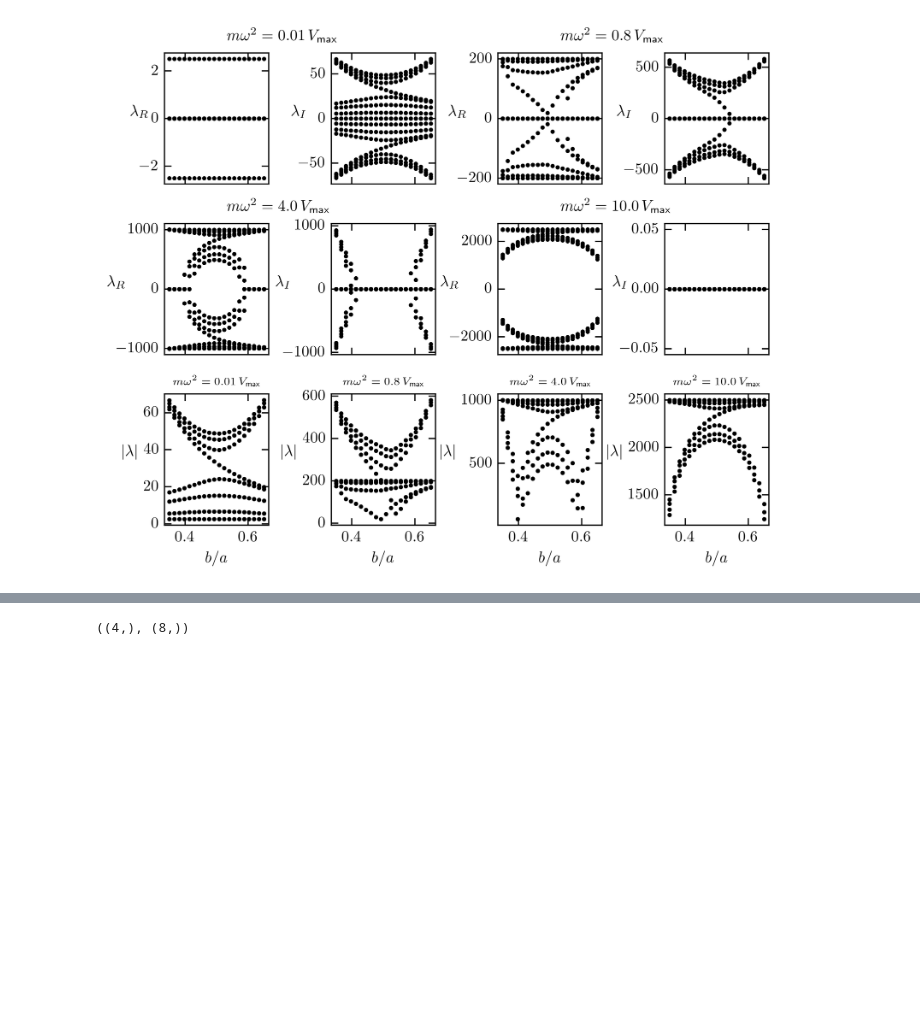
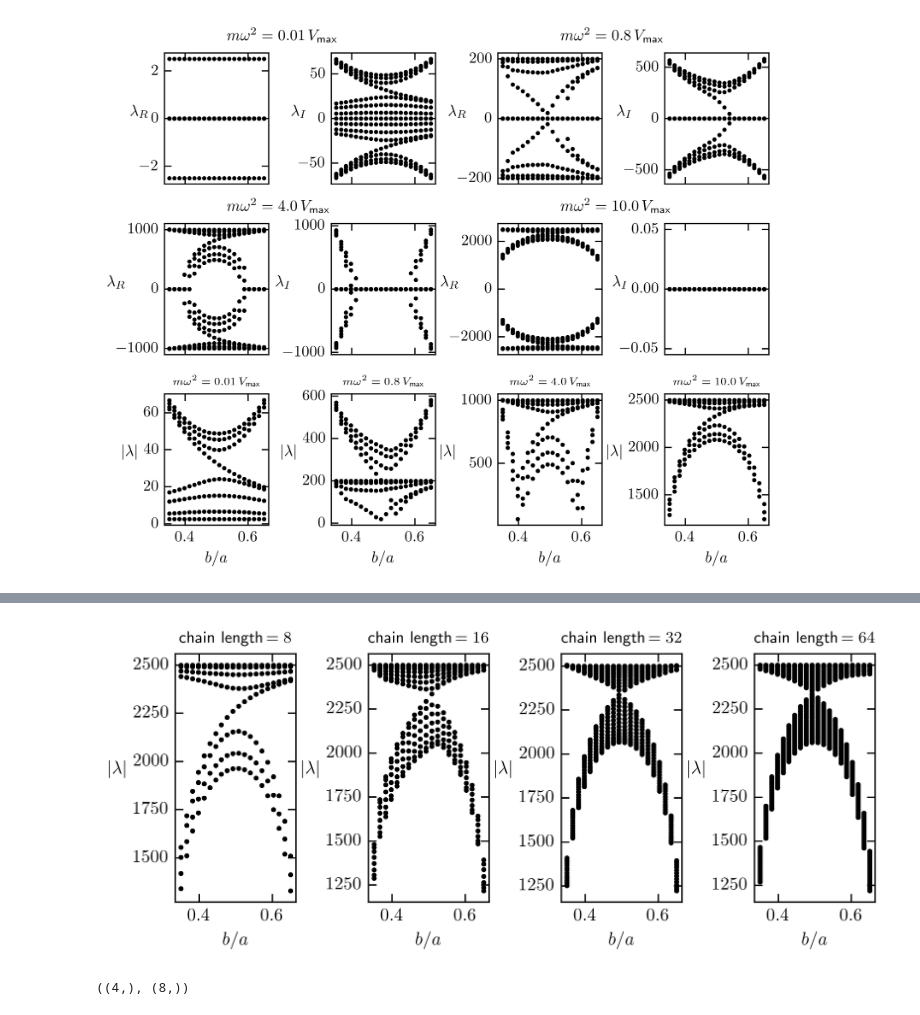
Before and after one commit to ChriGomm/master, a Jupyter notebook: numerics/interactions.ipynb, the cells around one changed output, grey strips where cells are left out. Drawn from its saved outputs; the diff is of its cells as text; code cells hidden in the pictures; blank space fills up the shorter version.

```diff
--- a/numerics/interactions.ipynb
+++ b/numerics/interactions.ipynb
@@ -2631,3 +2639,51 @@ plt.show()
+# %%
+# fig, ax = plt.subplots(1,1)
+# fig, ax = plt.subplots(3,4,sharex=True)
+setup = Setup_Fig(name_of_plot='lam2_anal_ml.png',fig_width=7,fig_height=2.5,xax_share=True)
+fig, ax = setup.return_fig((1,4))
+
+# fig2, ax2 = plt.subplots(1,1)
+pad = 7
+
+n=0
+wrapper = []
+# for l in [0,6,13,19]:
+for l in range(4):
+
+    phis_plot = opt_param[l][0]
+    hs_plot = opt_param[l][1]
+    chain_length = [8,16,32,64][l]
+    eigenvals = np.zeros((N,2*chain_length),dtype=np.complex128)
+    for i in range(N):
+    # for i in range(7,14):
+        # for n in range(chain_length//4):
+
+            # dmat = hopping_Ham(b[i],hs[i],1,a,chain_length,lambda x, y: dip_derivative_full_vec(x, y),np.array([np.cos(phis[i]),np.sin(phis[i])]))
+            dmat = BdG_Ham(b[i],hs_plot[i],Deltas[3],a,chain_length,lambda x, y: dip_derivative_full_vec(x, y),np.array([np.cos(phis_plot[i]),np.sin(phis_plot[i])]))
+            # dmat = hopping_Ham_k(k,b[i],hs[i],(m*w**2*r**2/V)[-1]/10**8,a,chain_length,lambda x, y: dip_derivative_full_vec(x, y),np.array([np.cos(phis[i]),np.sin(phis[i])]))
+            eig = np.linalg.eigvals(dmat)
+            eigenvals[i] = eig
+
+            marker_size = 3
+            ax[n].scatter(b[i]*np.ones(len(eig)),np.real(np.abs(eig)),color="0",s=marker_size)
+    wrapper.append(lambda k=n: setup.format_ax(ax[k],shape=(1,4),j=int(k>0),set_ticks=False,bottom=1))
+
+
+    ax[n] = wrapper[n]()
+    ax[n].set_title(r"chain length$\,={}$".format(chain_length),fontsize=9)
+    ax[n].set_ylabel(r"$|\lambda|$",rotation=0,labelpad=8)
+    ax[n].set_xlabel(r"$b/a$")
+    # ax[0,n].set_ylim(-100,100)
+    # ax[1,n].set_ylim(-100,100)
+    n +=1
+    min_ind = np.argmin(np.min(np.abs(eigenvals),axis=1))
+    # print(Deltas[3],min_ind,b[min_ind])
+# ax[2,0].set_yticks([0,0.1,0.2])
+plt.subplots_adjust(wspace=0.6,hspace=0.3)
+plt.savefig("/home//christian/Documents/master/protocol/pictures/"+"spectrum_abs_of_tuned_BdG_various_chainlengths_for_gap_10V.pdf",bbox_inches='tight')#free_evol_1spto10coupling
+plt.show()
+# %% [output]
+[figure, added]
 # %%
 latticeA[:,0].shape ,eigenvecs[0,1::2].shape
 # %% [output]
```
Also changed, not shown: parts of 8 cells of this notebook, 18 other files.
